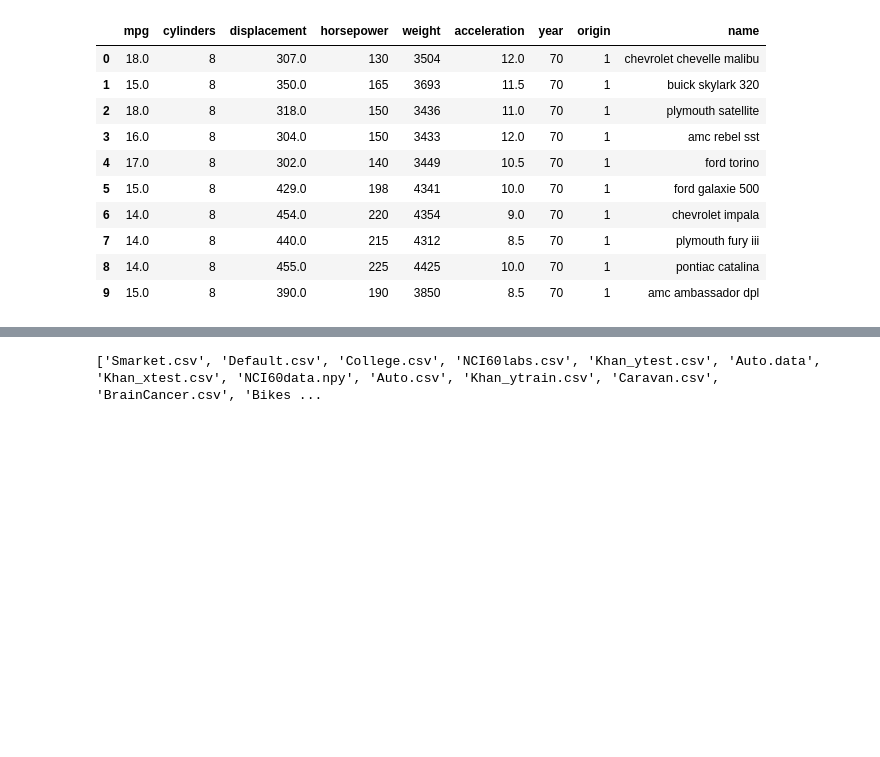
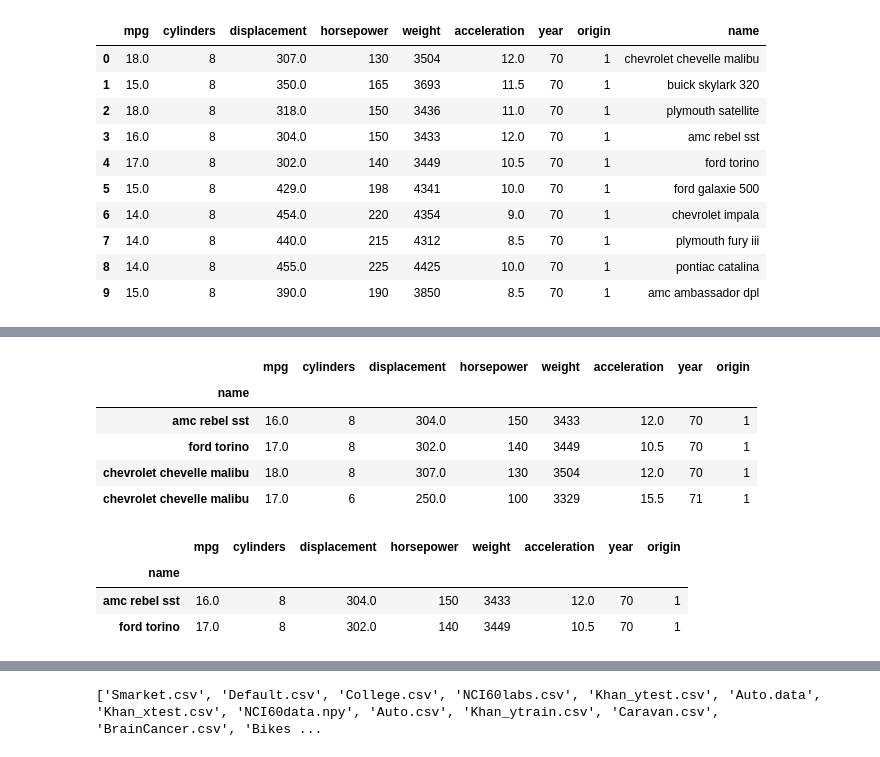
Before and after one commit to venkateshbollineni/ISLP, a Jupyter notebook: statistical_learning.ipynb, the cells around one changed output, grey strips where cells are left out. Cells and saved outputs as stored; diff of their text form; code cells hidden in the pictures; blank space fills up the shorter version.

```diff
--- a/statistical_learning.ipynb
+++ b/statistical_learning.ipynb
@@ -367,0 +409,17 @@ Name: year, Length: 392, dtype: bool
+# %%
+rows = ['amc rebel sst', 'ford torino', 'chevrolet chevelle malibu']
+Auto_re.loc[rows]
+# %% [output]
+|  | mpg | cylinders | displacement | horsepower | weight | acceleration | year | origin |
+| name |  |  |  |  |  |  |  |  |
+| amc rebel sst | 16.0 | 8 | 304.0 | 150 | 3433 | 12.0 | 70 | 1 |
+| ford torino | 17.0 | 8 | 302.0 | 140 | 3449 | 10.5 | 70 | 1 |
+| chevrolet chevelle malibu | 18.0 | 8 | 307.0 | 130 | 3504 | 12.0 | 70 | 1 |
+| chevrolet chevelle malibu | 17.0 | 6 | 250.0 | 100 | 3329 | 15.5 | 71 | 1 |
+# %%
+Auto_re.iloc[[3,4]]
+# %% [output]
+|  | mpg | cylinders | displacement | horsepower | weight | acceleration | year | origin |
+| name |  |  |  |  |  |  |  |  |
+| amc rebel sst | 16.0 | 8 | 304.0 | 150 | 3433 | 12.0 | 70 | 1 |
+| ford torino | 17.0 | 8 | 302.0 | 140 | 3449 | 10.5 | 70 | 1 |
```
Also changed, not shown: parts of 11 cells of this notebook.
